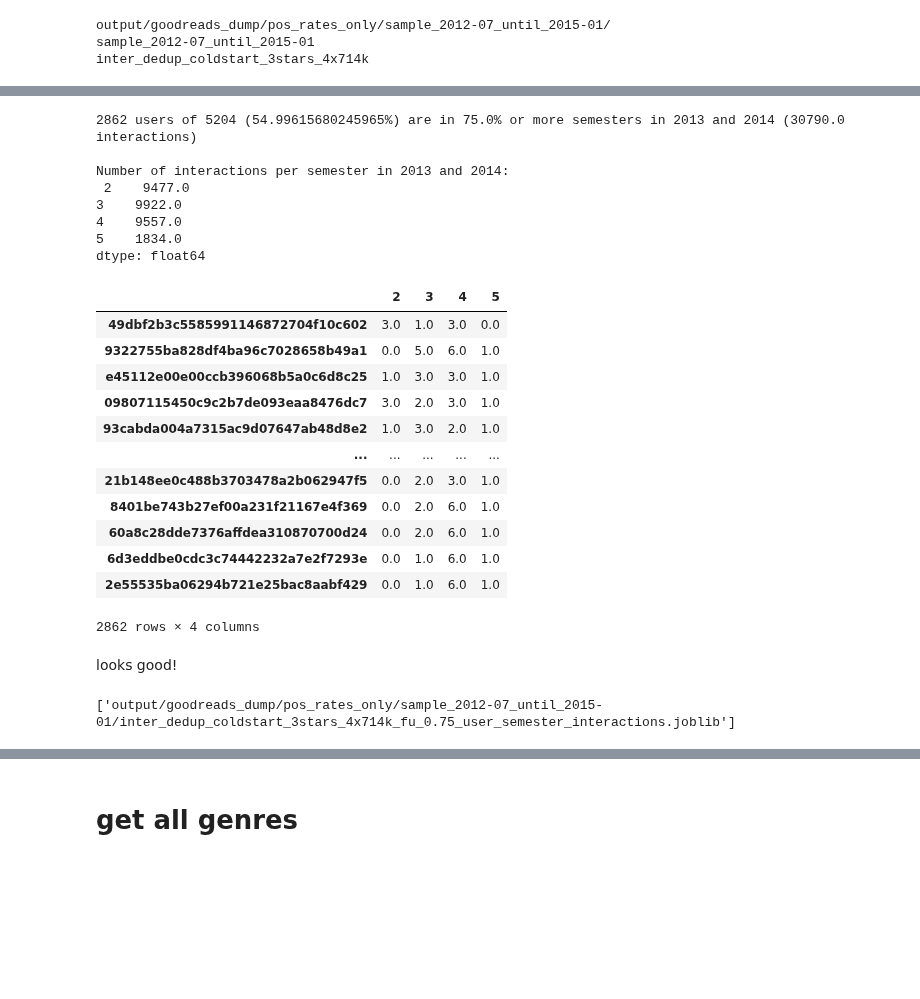
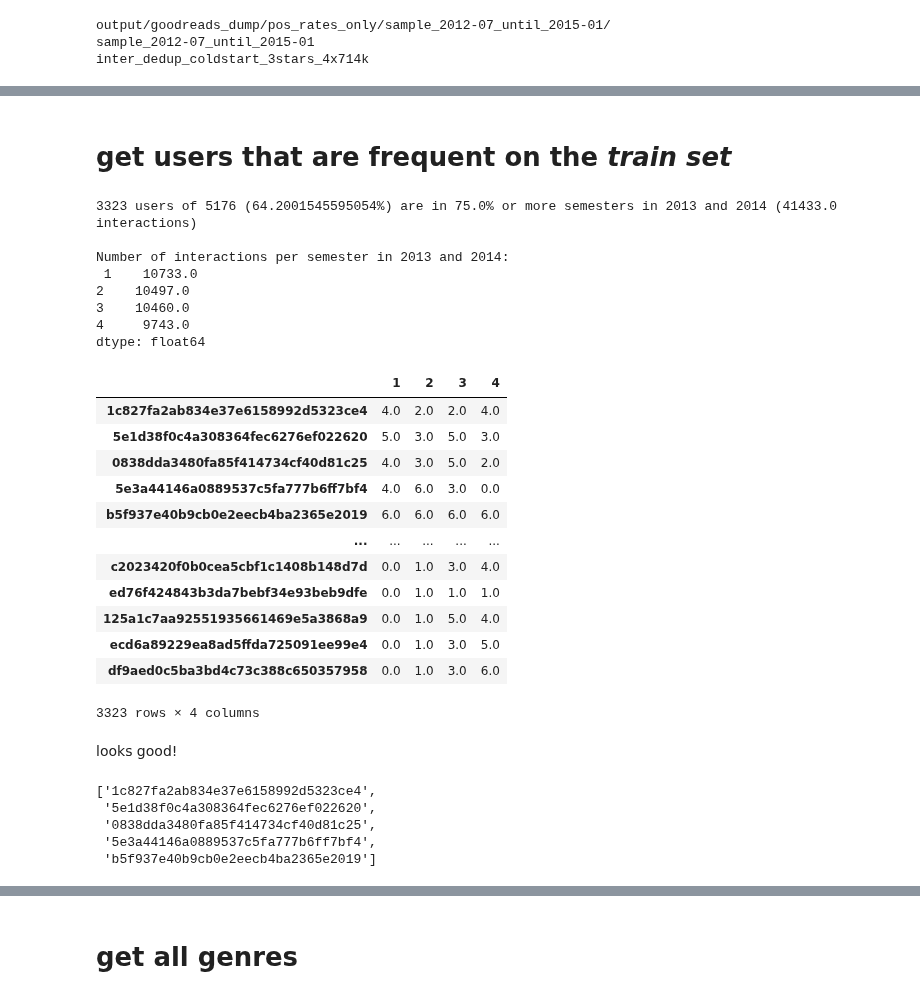
Before and after one commit to mariajoaolavoura/measuring_forgetting, a Jupyter notebook: notebooks/Goodreads - EDA.ipynb, the cells around one changed output, grey strips where cells are left out. Drawn from its saved outputs; the diff is of its cells as text; code cells hidden in the pictures; blank space fills up the shorter version.

```diff
--- a/notebooks/Goodreads - EDA.ipynb
+++ b/notebooks/Goodreads - EDA.ipynb
@@ -809,37 +567,44 @@ user_semester_interactions
+# %% [markdown]
+# get users that are frequent on the *train set*
 # %%
-semesters_idx=[2,3,4,5]
+semesters_idx=[1,2,3,4]
 n_semester_thr=3
 frequent_users_1314_semester_interactions = get_semester_info_with_user_thresh(print_timeperiod='2013 and 2014',
                                                                                   usi=user_semester_interactions,
                                                                                   semesters_idx=semesters_idx,
                                                                                   n_semester_thr=n_semester_thr)
 
 frequent_users_1314_semester_interactions
 # %% [output]
-2862 users of 5204 (54.99615680245965%) are in 75.0% or more semesters in 2013 and 2014 (30790.0 interactions)
+3323 users of 5176 (64.2001545595054%) are in 75.0% or more semesters in 2013 and 2014 (41433.0 interactions)
 
 Number of interactions per semester in 2013 and 2014:
- 2    9477.0
-3    9922.0
-4    9557.0
-5    1834.0
+ 1    10733.0
+2    10497.0
+3    10460.0
+4     9743.0
 dtype: float64
-|  | 2 | 3 | 4 | 5 |
-| 49dbf2b3c5585991146872704f10c602 | 3.0 | 1.0 | 3.0 | 0.0 |
-| 9322755ba828df4ba96c7028658b49a1 | 0.0 | 5.0 | 6.0 | 1.0 |
-| e45112e00e00ccb396068b5a0c6d8c25 | 1.0 | 3.0 | 3.0 | 1.0 |
-| 09807115450c9c2b7de093eaa8476dc7 | 3.0 | 2.0 | 3.0 | 1.0 |
-| 93cabda004a7315ac9d07647ab48d8e2 | 1.0 | 3.0 | 2.0 | 1.0 |
+|  | 1 | 2 | 3 | 4 |
+| 1c827fa2ab834e37e6158992d5323ce4 | 4.0 | 2.0 | 2.0 | 4.0 |
+| 5e1d38f0c4a308364fec6276ef022620 | 5.0 | 3.0 | 5.0 | 3.0 |
+| 0838dda3480fa85f414734cf40d81c25 | 4.0 | 3.0 | 5.0 | 2.0 |
+| 5e3a44146a0889537c5fa777b6ff7bf4 | 4.0 | 6.0 | 3.0 | 0.0 |
+| b5f937e40b9cb0e2eecb4ba2365e2019 | 6.0 | 6.0 | 6.0 | 6.0 |
 | ... | ... | ... | ... | ... |
-| 21b148ee0c488b3703478a2b062947f5 | 0.0 | 2.0 | 3.0 | 1.0 |
-| 8401be743b27ef00a231f21167e4f369 | 0.0 | 2.0 | 6.0 | 1.0 |
-| 60a8c28dde7376affdea310870700d24 | 0.0 | 2.0 | 6.0 | 1.0 |
-| 6d3eddbe0cdc3c74442232a7e2f7293e | 0.0 | 1.0 | 6.0 | 1.0 |
-| 2e55535ba06294b721e25bac8aabf429 | 0.0 | 1.0 | 6.0 | 1.0 |
+| c2023420f0b0cea5cbf1c1408b148d7d | 0.0 | 1.0 | 3.0 | 4.0 |
+| ed76f424843b3da7bebf34e93beb9dfe | 0.0 | 1.0 | 1.0 | 1.0 |
+| 125a1c7aa92551935661469e5a3868a9 | 0.0 | 1.0 | 5.0 | 4.0 |
+| ecd6a89229ea8ad5ffda725091ee99e4 | 0.0 | 1.0 | 3.0 | 5.0 |
+| df9aed0c5ba3bd4c73c388c650357958 | 0.0 | 1.0 | 3.0 | 6.0 |
-2862 rows × 4 columns
+3323 rows × 4 columns
 # %% [markdown]
 looks good!
-# %%
-joblib.dump(frequent_users_1314_semester_interactions, save_folder+filename+'_fu_'+str(n_semester_thr/len(semesters_idx))+'_user_semester_interactions.joblib')
-# %% [output]
-['output/goodreads_dump/pos_rates_only/sample_2012-07_until_2015-01/inter_dedup_coldstart_3stars_4x714k_fu_0.75_user_semester_interactions.joblib']
+# %%
+frequent_users_1314 = frequent_users_1314_semester_interactions.index.to_list()
+frequent_users_1314[:5]
+# %% [output]
+['1c827fa2ab834e37e6158992d5323ce4',
+ '5e1d38f0c4a308364fec6276ef022620',
+ '0838dda3480fa85f414734cf40d81c25',
+ '5e3a44146a0889537c5fa777b6ff7bf4',
+ 'b5f937e40b9cb0e2eecb4ba2365e2019']
```
Also changed, not shown: parts of 63 cells of this notebook, 14 other files.
